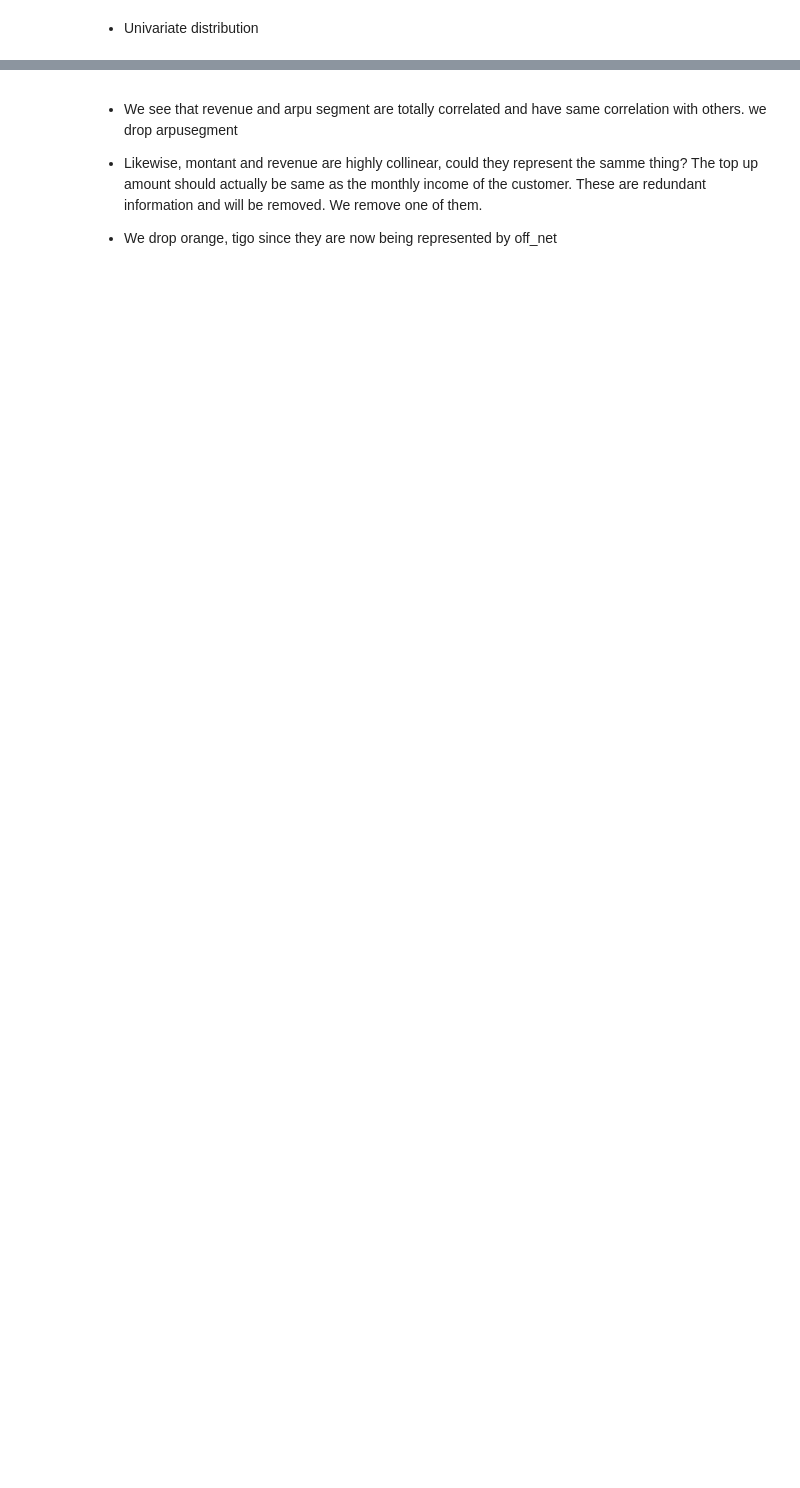
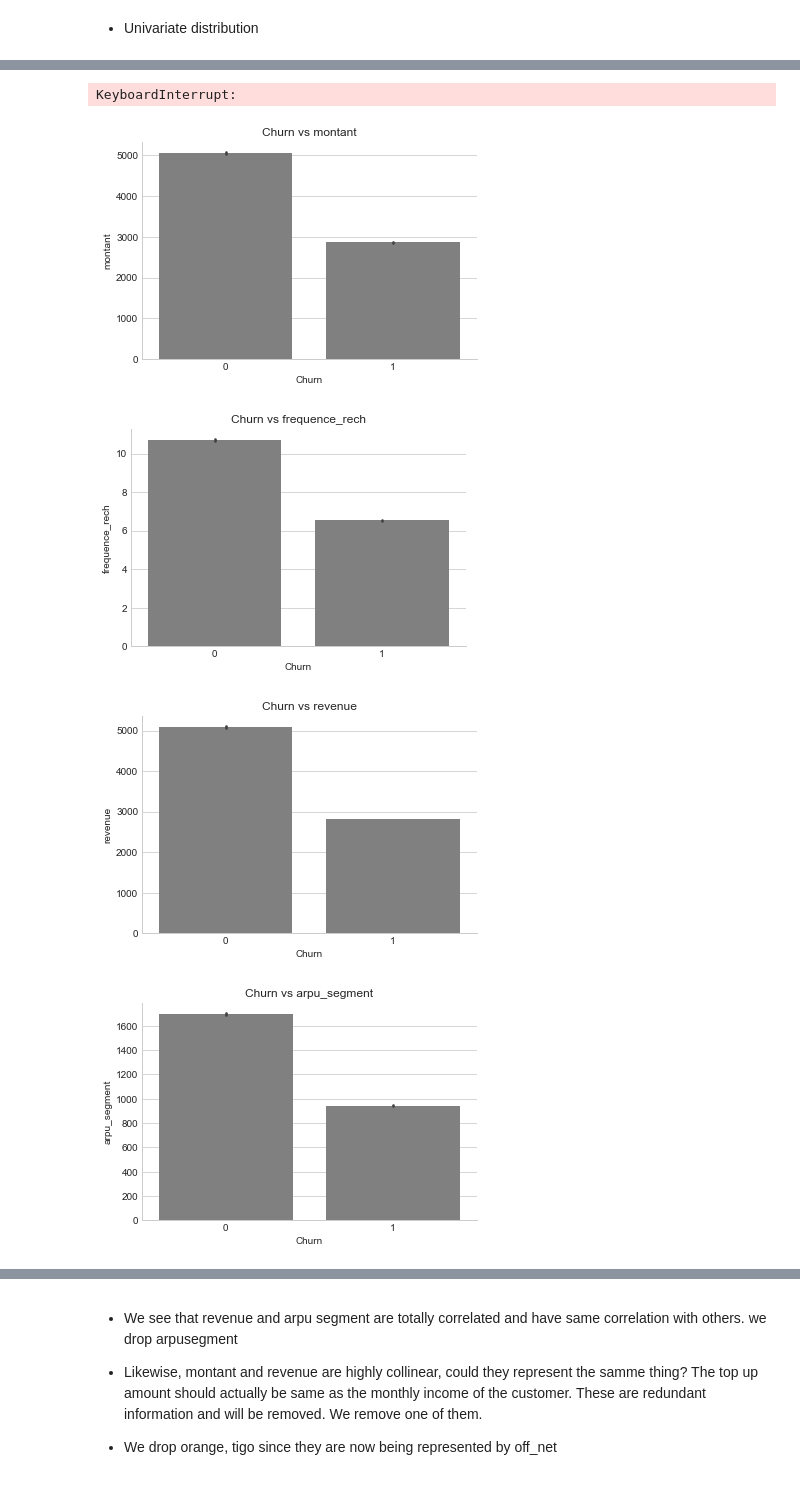
Before and after one commit to oladipod/telecom_churn, a Jupyter notebook: Customer_Churn_Prediction.ipynb, the cells around one changed output, grey strips where cells are left out. Drawn from its saved outputs; the diff is of its cells as text; code cells hidden in the pictures; blank space fills up the shorter version.

```diff
--- a/Customer_Churn_Prediction.ipynb
+++ b/Customer_Churn_Prediction.ipynb
@@ -486,19 +568,25 @@ num_col = ['montant', 'frequence_rech', 'revenue','arpu_segment', 'frequence', '
 # %%
 # Barplot for univariate categorical
 
 def bar_plot(cat, num, data):
     plt.figure()
     sns.barplot(x=cat, y =num, data= data, color ='grey', saturation=0.2)
     sns.despine()
     plt.title("Churn vs " + num )
     plt.ylabel(num)
     plt.xlabel('Churn')
 #     plt.tight_layout()
 
-num_col = ['montant', 'frequence_rech', 'revenue','arpu_segment', 'frequence', 'data_volume', 'on_net', 'orange', 'tigo',
-           'freq_top_pack', 'regularity', 'off_net', 'call_volume']
+num_col = ['montant', 'frequence_rech', 'revenue','arpu_segment', 'frequence', 'data_volume', 'on_net',
+           'freq_top_pack', 'regularity', 'call_volume']
 for i in num_col:
     bar_plot('churn', i, train)
 
 # plt.figure()
 # sns.barplot(x='churn', y ='montant', data= train, color ='grey', saturation=0.2)
+# %% [output]
+KeyboardInterrupt:
+[figure, added]
+[figure, added]
+[figure, added]
+[figure, added]
```
Also changed, not shown: parts of 81 cells of this notebook.
